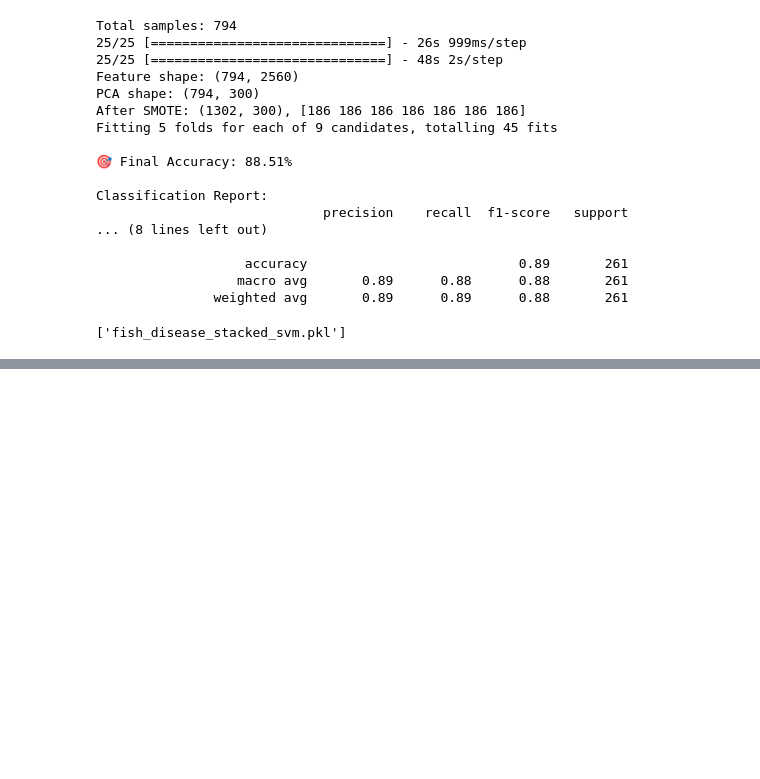
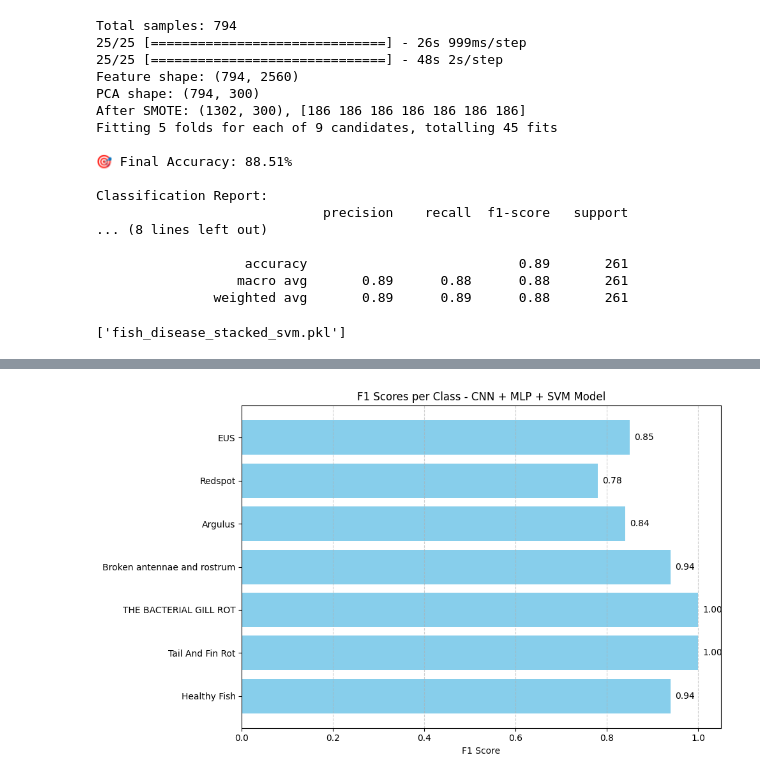
Before and after one commit to hansikagollen/mini-project, a Jupyter notebook: mini_project_fresh_water_fish_disease_paper_implmentation.ipynb, the cells around one changed output, grey strips where cells are left out. Cells and saved outputs as stored; diff of their text form; code cells hidden in the pictures; blank space fills up the shorter version.

```diff
--- a/mini_project_fresh_water_fish_disease_paper_implmentation.ipynb
+++ b/mini_project_fresh_water_fish_disease_paper_implmentation.ipynb
@@ -1484,0 +1173,33 @@ Processing Tail And Fin Rot:
+# %%
+import matplotlib.pyplot as plt
+
+# Class names (from your classification report)
+class_names = [
+    "Healthy Fish",
+    "Tail And Fin Rot",
+    "THE BACTERIAL GILL ROT",
+    "Broken antennae and rostrum",
+    "Argulus",
+    "Redspot",
+    "EUS"
+]
+
+# Corresponding F1-scores from the report
+f1_scores = [0.94, 1.00, 1.00, 0.94, 0.84, 0.78, 0.85]
+
+# Plotting
+plt.figure(figsize=(10, 6))
+bars = plt.barh(class_names, f1_scores, color='skyblue')
+plt.xlabel('F1 Score')
+plt.title('F1 Scores per Class - CNN + MLP + SVM Model')
+plt.xlim(0, 1.05)
+
+# Add values on bars
+for bar in bars:
+    plt.text(bar.get_width() + 0.01, bar.get_y() + bar.get_height()/2, f'{bar.get_width():.2f}', va='center')
+
+plt.tight_layout()
+plt.grid(axis='x', linestyle='--', alpha=0.6)
+plt.show()
+# %% [output]
+[figure, added]
```
Also changed, not shown: parts of 37 cells of this notebook.
